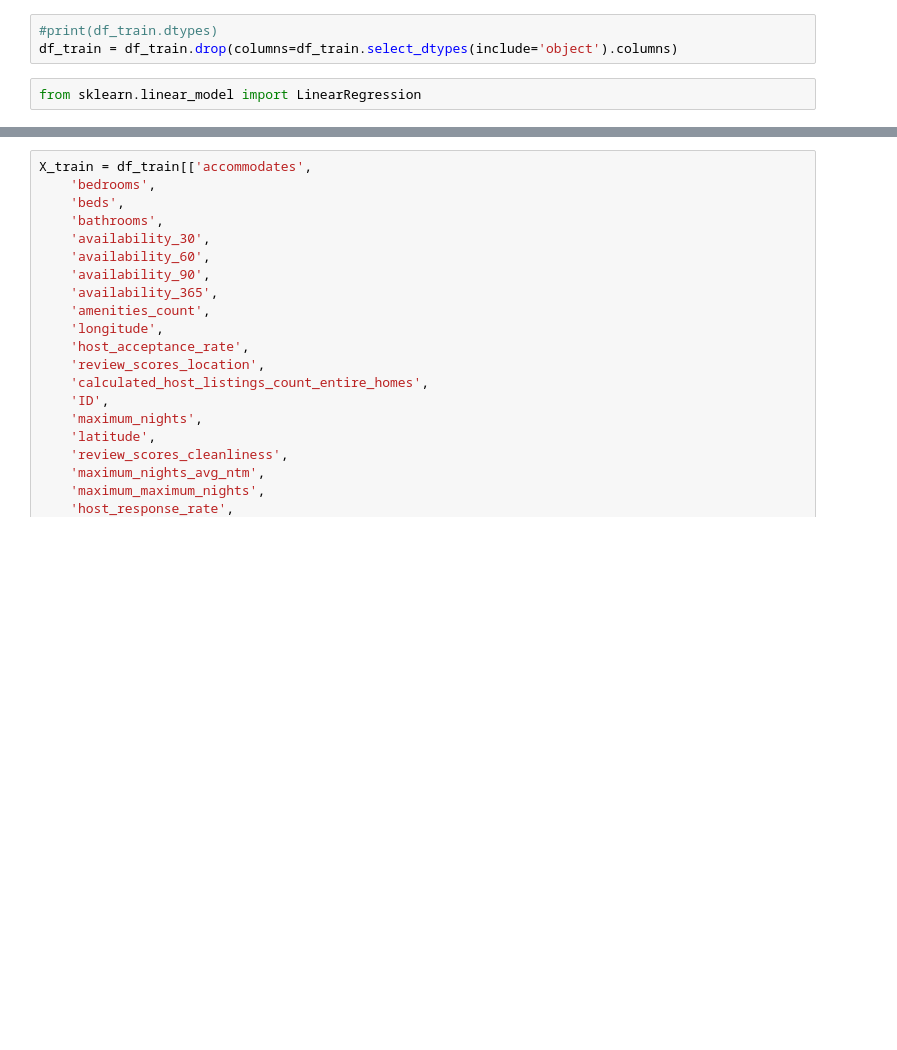
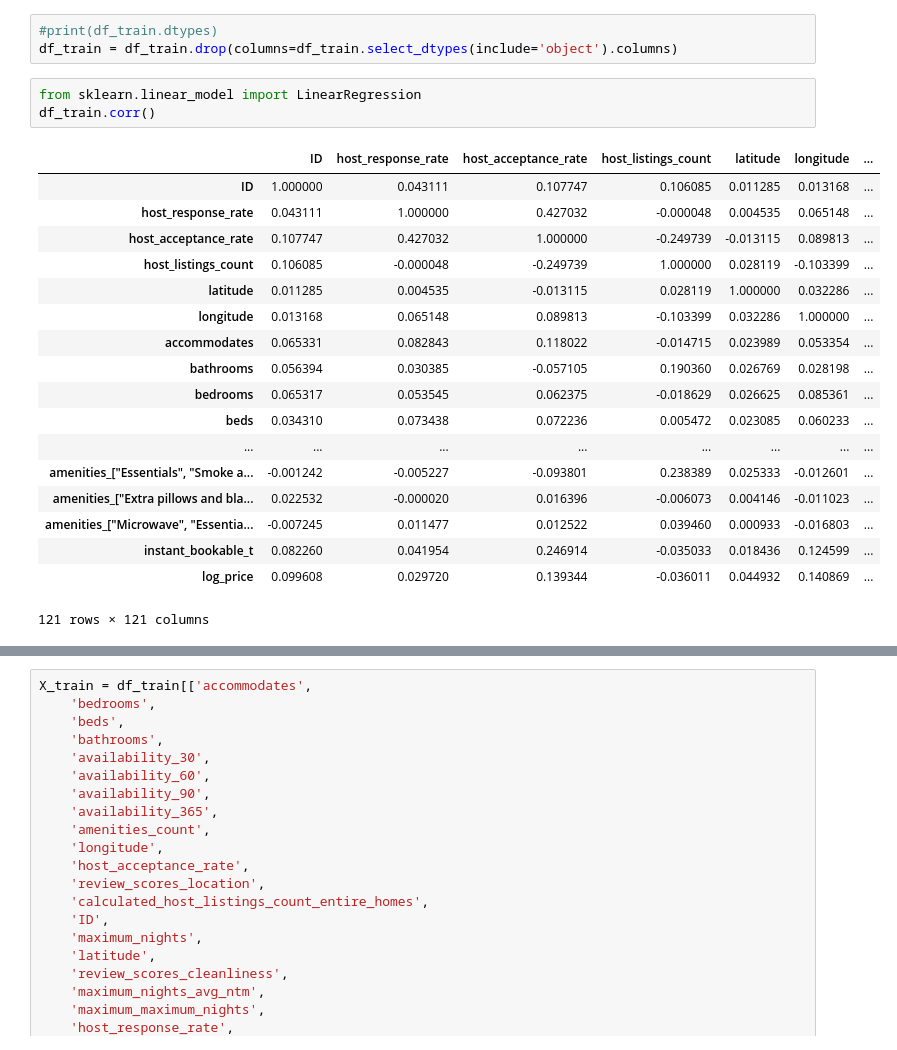
Before and after one commit to MustafaKhan7/BUSA3020_Project, a Jupyter notebook: Group-Project-S1-2025_Jett.ipynb, the cells around one changed output, grey strips where cells are left out. Cells and saved outputs as stored; diff of their text form; blank space fills up the shorter version.

```diff
--- a/Group-Project-S1-2025_Jett.ipynb
+++ b/Group-Project-S1-2025_Jett.ipynb
@@ -450,5 +452,25 @@ df_train.describe()
 df_train = df_train.drop(columns=df_train.select_dtypes(include='object').columns)
 # %%
 from sklearn.linear_model import LinearRegression
+df_train.corr()
+# %% [output]
+|  | ID | host_response_rate | host_acceptance_rate | host_listings_count | latitude | longitude | ... |
+| ID | 1.000000 | 0.043111 | 0.107747 | 0.106085 | 0.011285 | 0.013168 | ... |
+| host_response_rate | 0.043111 | 1.000000 | 0.427032 | -0.000048 | 0.004535 | 0.065148 | ... |
+| host_acceptance_rate | 0.107747 | 0.427032 | 1.000000 | -0.249739 | -0.013115 | 0.089813 | ... |
+| host_listings_count | 0.106085 | -0.000048 | -0.249739 | 1.000000 | 0.028119 | -0.103399 | ... |
+| latitude | 0.011285 | 0.004535 | -0.013115 | 0.028119 | 1.000000 | 0.032286 | ... |
+| longitude | 0.013168 | 0.065148 | 0.089813 | -0.103399 | 0.032286 | 1.000000 | ... |
+| accommodates | 0.065331 | 0.082843 | 0.118022 | -0.014715 | 0.023989 | 0.053354 | ... |
+| bathrooms | 0.056394 | 0.030385 | -0.057105 | 0.190360 | 0.026769 | 0.028198 | ... |
+| bedrooms | 0.065317 | 0.053545 | 0.062375 | -0.018629 | 0.026625 | 0.085361 | ... |
+| beds | 0.034310 | 0.073438 | 0.072236 | 0.005472 | 0.023085 | 0.060233 | ... |
+| ... | ... | ... | ... | ... | ... | ... | ... |
+| amenities_["Essentials", "Smoke a... | -0.001242 | -0.005227 | -0.093801 | 0.238389 | 0.025333 | -0.012601 | ... |
+| amenities_["Extra pillows and bla... | 0.022532 | -0.000020 | 0.016396 | -0.006073 | 0.004146 | -0.011023 | ... |
+| amenities_["Microwave", "Essentia... | -0.007245 | 0.011477 | 0.012522 | 0.039460 | 0.000933 | -0.016803 | ... |
+| instant_bookable_t | 0.082260 | 0.041954 | 0.246914 | -0.035033 | 0.018436 | 0.124599 | ... |
+| log_price | 0.099608 | 0.029720 | 0.139344 | -0.036011 | 0.044932 | 0.140869 | ... |
+121 rows × 121 columns
 # %%
 import seaborn as sns
```
Also changed, not shown: parts of 9 cells of this notebook.
